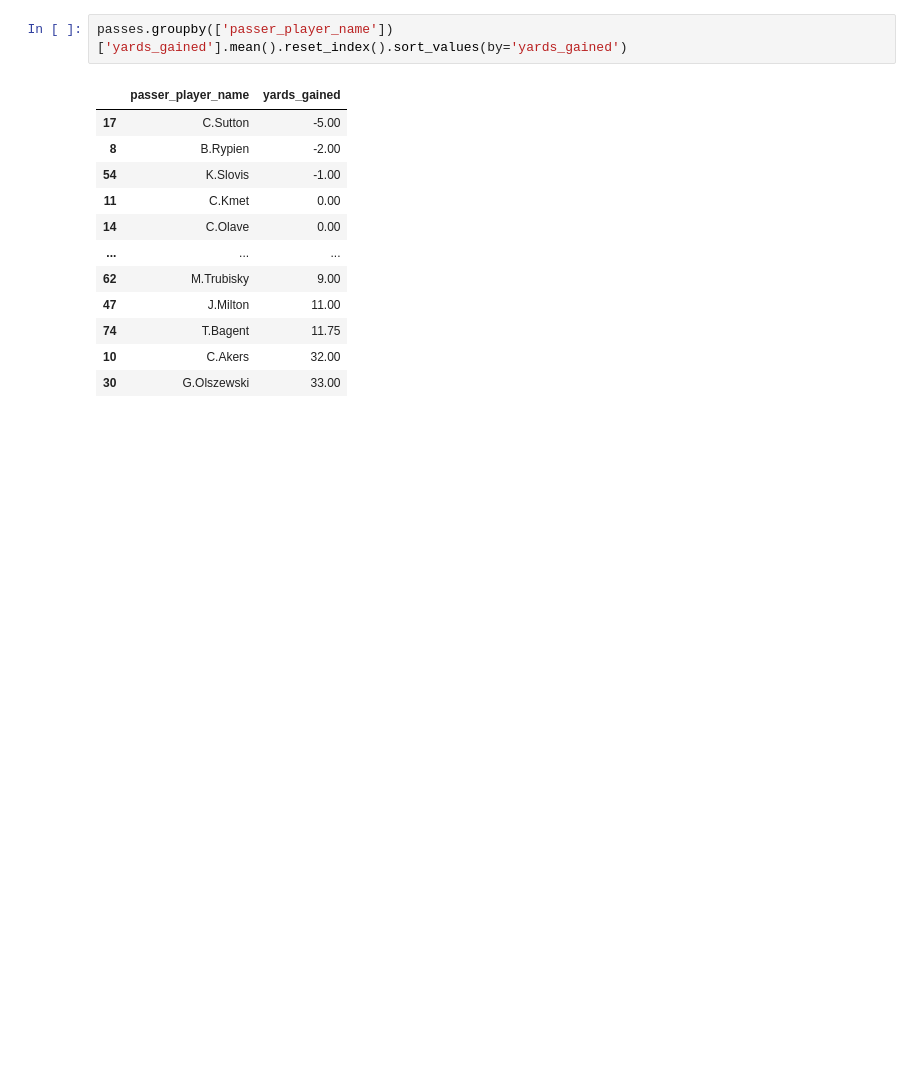
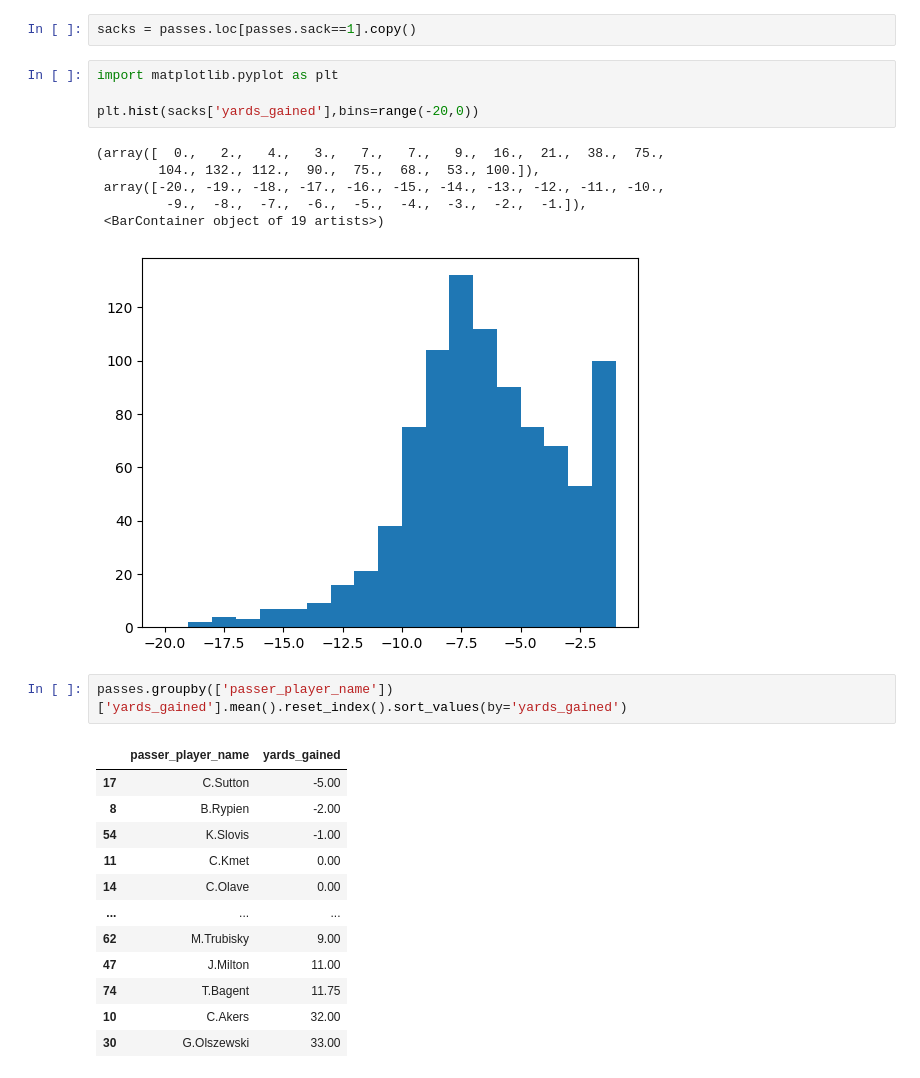
Before and after one commit to sharedw/NFL_sim, a Jupyter notebook: notebooks/other_notebooks/sack_model.ipynb, the cells around one changed output. Drawn from its saved outputs; the diff is of its cells as text; blank space fills up the shorter version.

```diff
--- a/notebooks/other_notebooks/sack_model.ipynb
+++ b/notebooks/other_notebooks/sack_model.ipynb
@@ -16,3 +112,16 @@ and season = 2025
+# %%
+sacks = passes.loc[passes.sack==1].copy()
+# %%
+import matplotlib.pyplot as plt
+
+plt.hist(sacks['yards_gained'],bins=range(-20,0))
+# %% [output]
+(array([  0.,   2.,   4.,   3.,   7.,   7.,   9.,  16.,  21.,  38.,  75.,
+        104., 132., 112.,  90.,  75.,  68.,  53., 100.]),
+ array([-20., -19., -18., -17., -16., -15., -14., -13., -12., -11., -10.,
+         -9.,  -8.,  -7.,  -6.,  -5.,  -4.,  -3.,  -2.,  -1.]),
+ <BarContainer object of 19 artists>)
+[figure, added]
 # %%
 passes.groupby(['passer_player_name'])['yards_gained'].mean().reset_index().sort_values(by='yards_gained')
 # %% [output]
```
Also changed, not shown: parts of 4 cells of this notebook, 1 other file.
